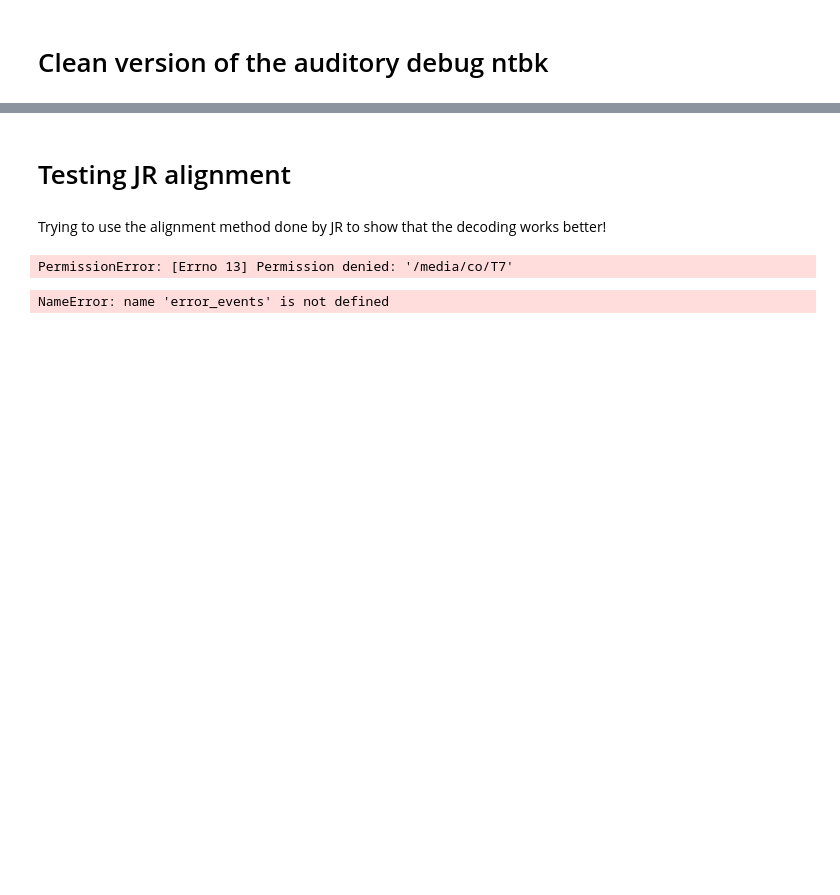
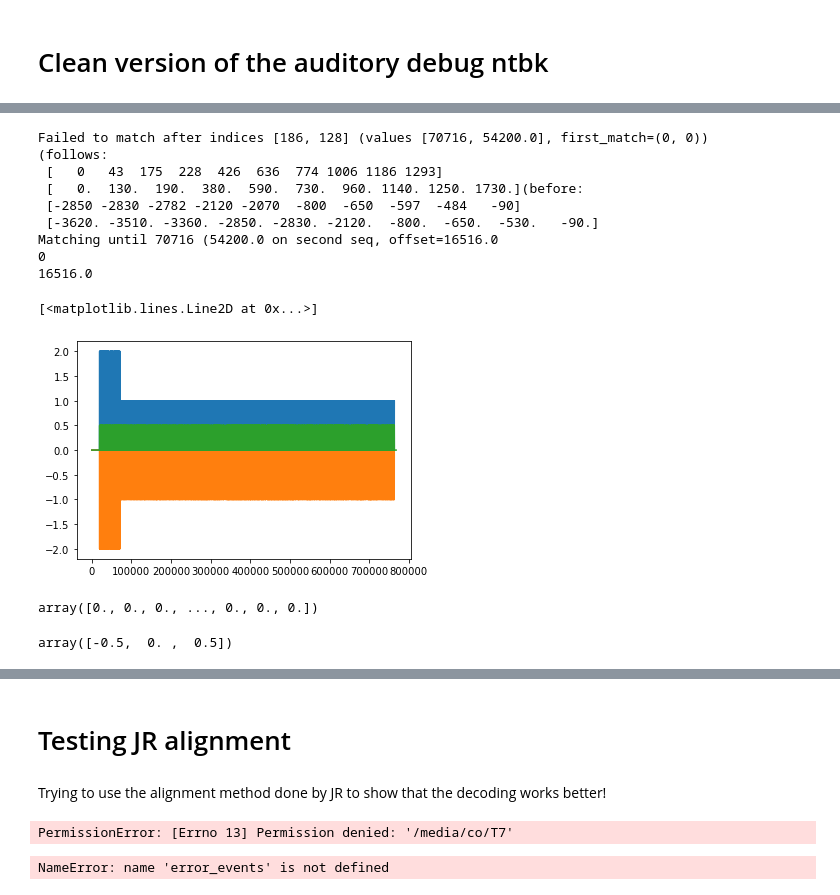
Before and after one commit to BelCorentin/neurospin-petit-prince, a Jupyter notebook: decoding/ntbk/auditory_clean.ipynb, the cells around one changed output, grey strips where cells are left out. Saved outputs shown, nothing was run; the diff lists cells and outputs as text; code cells hidden in the pictures; blank space fills up the shorter version.

```diff
--- a/decoding/ntbk/auditory_clean.ipynb
+++ b/decoding/ntbk/auditory_clean.ipynb
@@ -2,0 +307,3 @@
+# %%
+# Get the STI008 chan
+data_stim = raw.pick_channels(['STI008']).get_data()
@@ -2,0 +324,24 @@
+# %%
+data_stim = data_stim / 10
+# %%
+to_add = np.zeros(raw.first_samp)
+# %%
+data_stim = np.concatenate([to_add, data_stim[0]])
+# %%
+import matplotlib
+matplotlib.use('Qt5Agg')
+
+plot_matches(seq0, seq1)
+plt.plot(data_stim)
+# %% [output]
+Failed to match after indices [186, 128] (values [70716, 54200.0], first_match=(0, 0))
+(follows:
+ [   0   43  175  228  426  636  774 1006 1186 1293]
+ [   0.  130.  190.  380.  590.  730.  960. 1140. 1250. 1730.](before:
+ [-2850 -2830 -2782 -2120 -2070  -800  -650  -597  -484   -90]
+ [-3620. -3510. -3360. -2850. -2830. -2120.  -800.  -650.  -530.   -90.]
+Matching until 70716 (54200.0 on second seq, offset=16516.0
+0
+16516.0
+[<matplotlib.lines.Line2D at 0x...>]
+[figure, added]
@@ -2,0 +351,9 @@
+# %%
+data_stim
+# %% [output]
+array([0., 0., 0., ..., 0., 0., 0.])
+# %%
+
+np.unique(np.diff(data_stim))
+# %% [output]
+array([-0.5,  0. ,  0.5])
```
Also changed, not shown: parts of 19 cells of this notebook, 25 other files.
